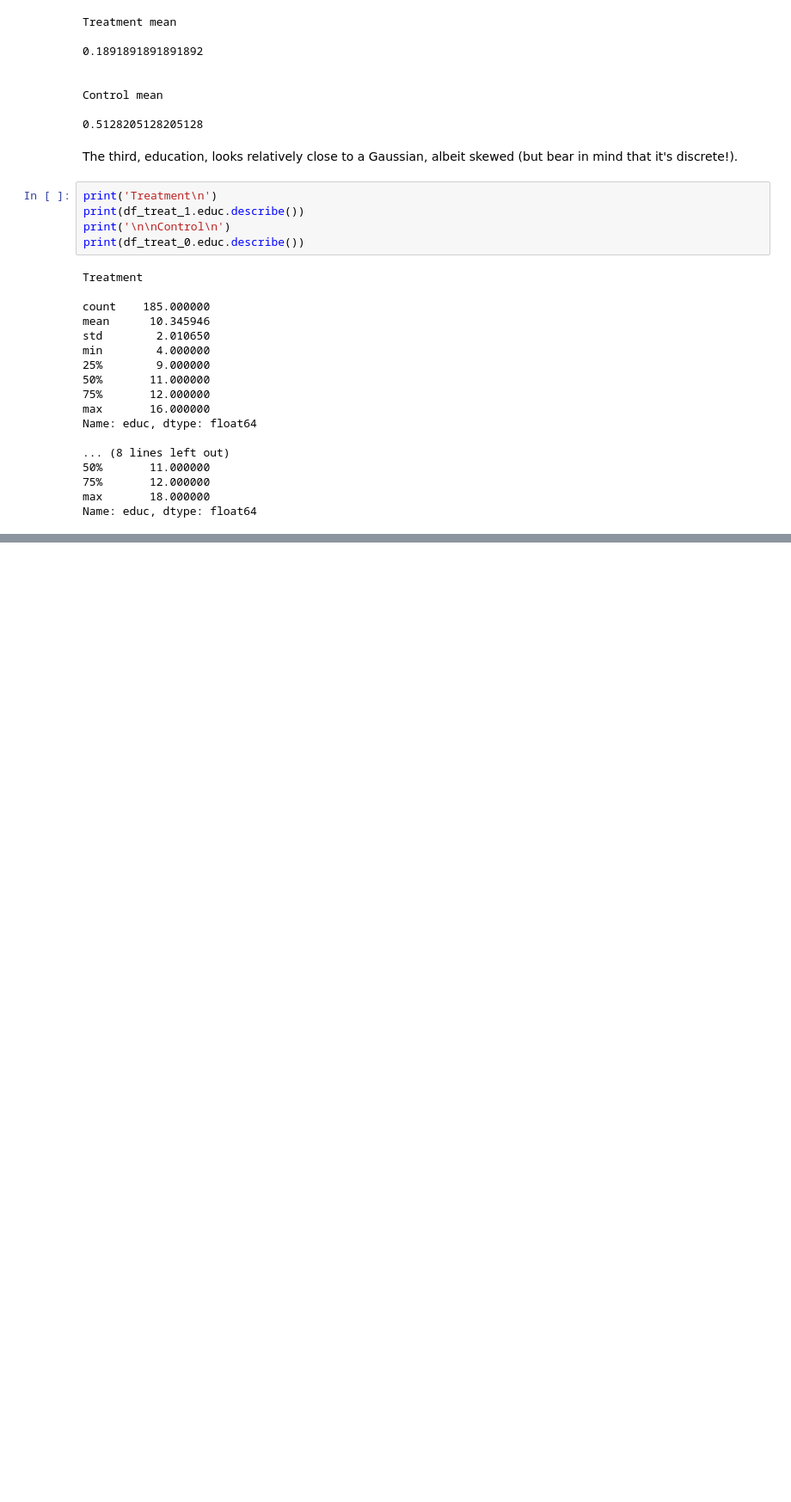
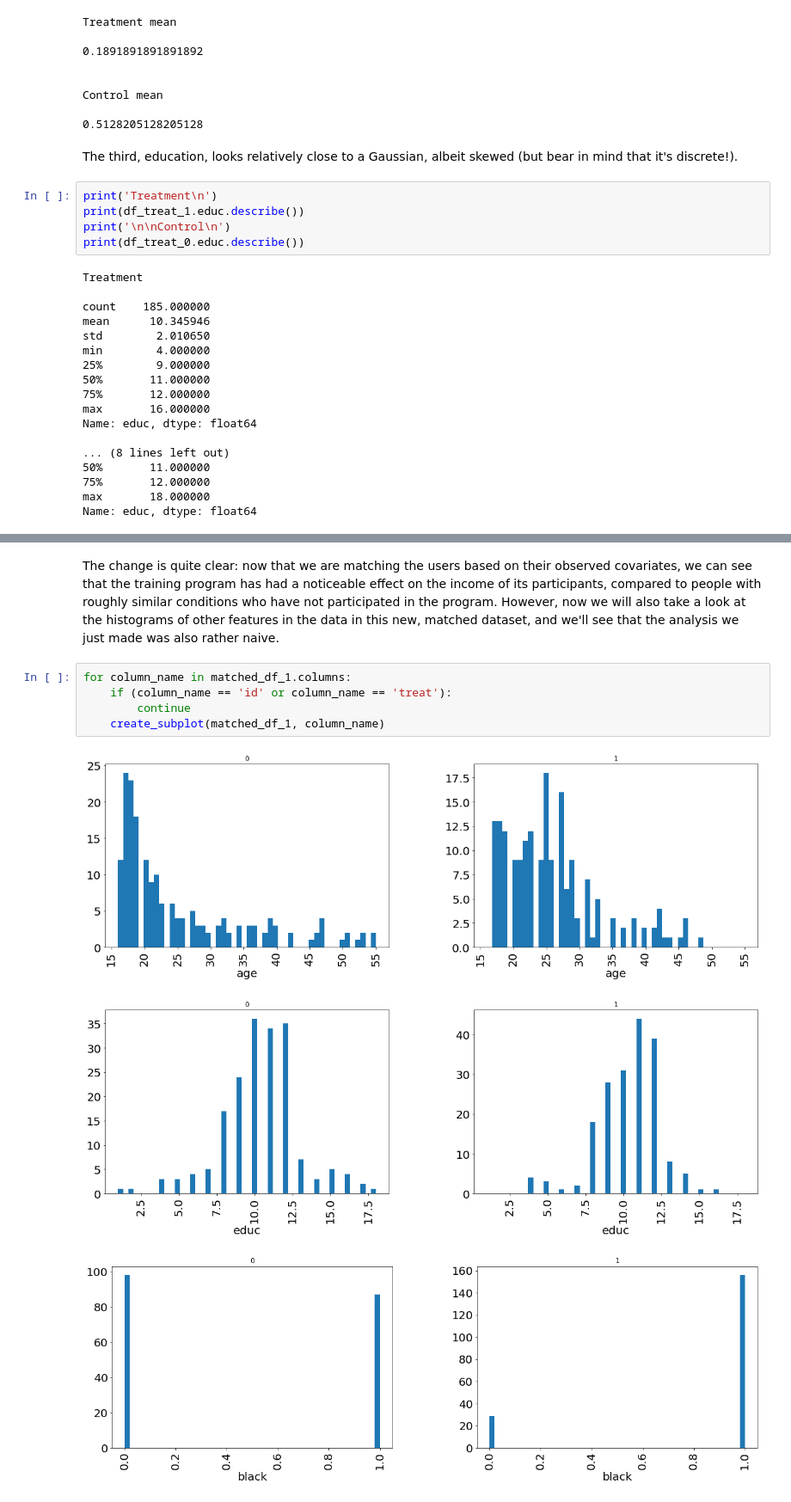
Before and after one commit to odorgergo/ada-rag, a Jupyter notebook: HW4/Q1.ipynb, the cells around one changed output, grey strips where cells are left out. Shown at 86% size. Drawn from its saved outputs; the diff is of its cells as text; blank space fills up the shorter version.

```diff
--- a/HW4/Q1.ipynb
+++ b/HW4/Q1.ipynb
@@ -182,0 +280,11 @@ Name: educ, dtype: float64
+# %% [markdown]
+The change is quite clear: now that we are matching the users based on their observed covariates, we can see that the training program has had a noticeable effect on the income of its participants, compared to people with roughly similar conditions who have not participated in the program. However, now we will also take a look at the histograms of other features in the data in this new, matched dataset, and we'll see that the analysis we just made was also rather naive.
+# %%
+for column_name in matched_df_1.columns:
+    if (column_name == 'id' or column_name == 'treat'):
+        continue
+    create_subplot(matched_df_1, column_name)
+# %% [output]
+[figure, added]
+[figure, added]
+[figure, added]
```
Also changed, not shown: parts of 19 cells of this notebook.
